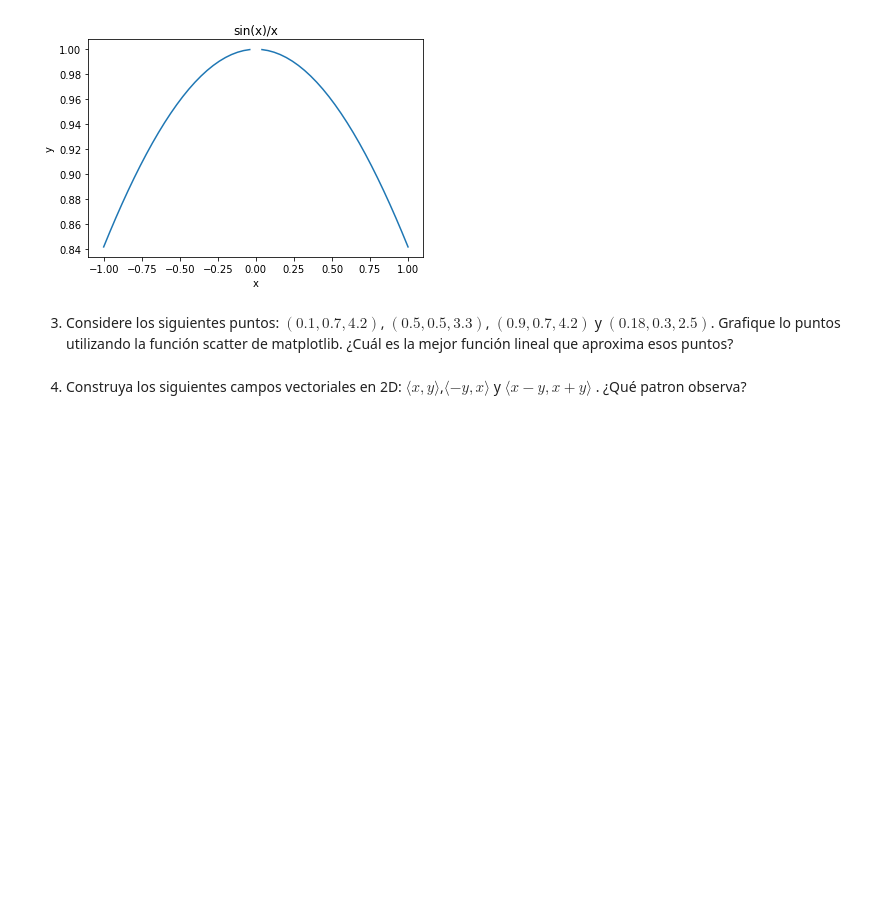
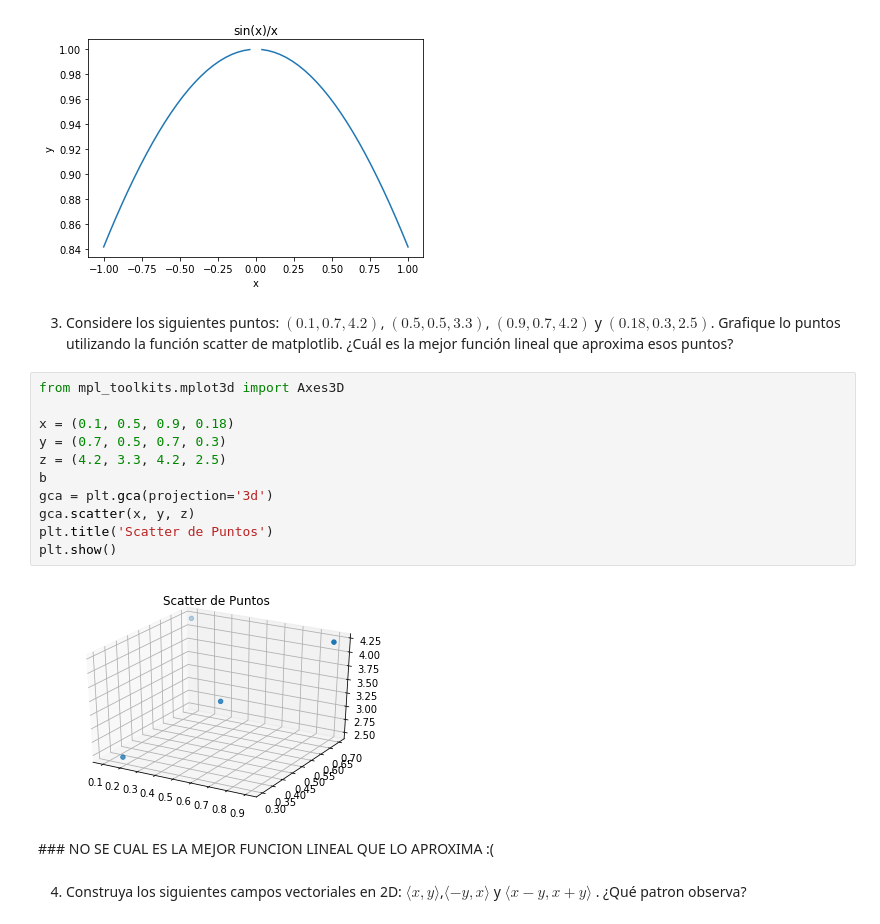
Before and after one commit to mijara/notebooks, a Jupyter notebook: Tarea_1_CC1_2017.ipynb, the cells around one changed output. Cells and saved outputs as stored; diff of their text form; blank space fills up the shorter version.

```diff
--- a/Tarea_1_CC1_2017.ipynb
+++ b/Tarea_1_CC1_2017.ipynb
@@ -393,6 +393,21 @@ plt.show()
 [figure]
 # %% [markdown]
 3) Considere los siguientes puntos: $(0.1,0.7, 4.2)$, $(0.5,0.5, 3.3)$, $(0.9,0.7, 4.2)$ y $(0.18,0.3, 2.5)$. Grafique lo puntos utilizando la función scatter de matplotlib. ¿Cuál es la mejor función lineal que aproxima esos puntos?
+# %%
+from mpl_toolkits.mplot3d import Axes3D
+
+x = (0.1, 0.5, 0.9, 0.18)
+y = (0.7, 0.5, 0.7, 0.3)
+z = (4.2, 3.3, 4.2, 2.5)
+b
+gca = plt.gca(projection='3d')
+gca.scatter(x, y, z)
+plt.title('Scatter de Puntos')
+plt.show()
+# %% [output]
+[figure, added]
+# %% [markdown]
+### NO SE CUAL ES LA MEJOR FUNCION LINEAL QUE LO APROXIMA :(
 # %% [markdown]
 4) Construya los siguientes campos vectoriales en 2D: $\langle x,y\rangle$,$\langle -y,x\rangle$ y $\langle x-y,x+y\rangle$ . ¿Qué patron observa?
 # %% [markdown]
```
